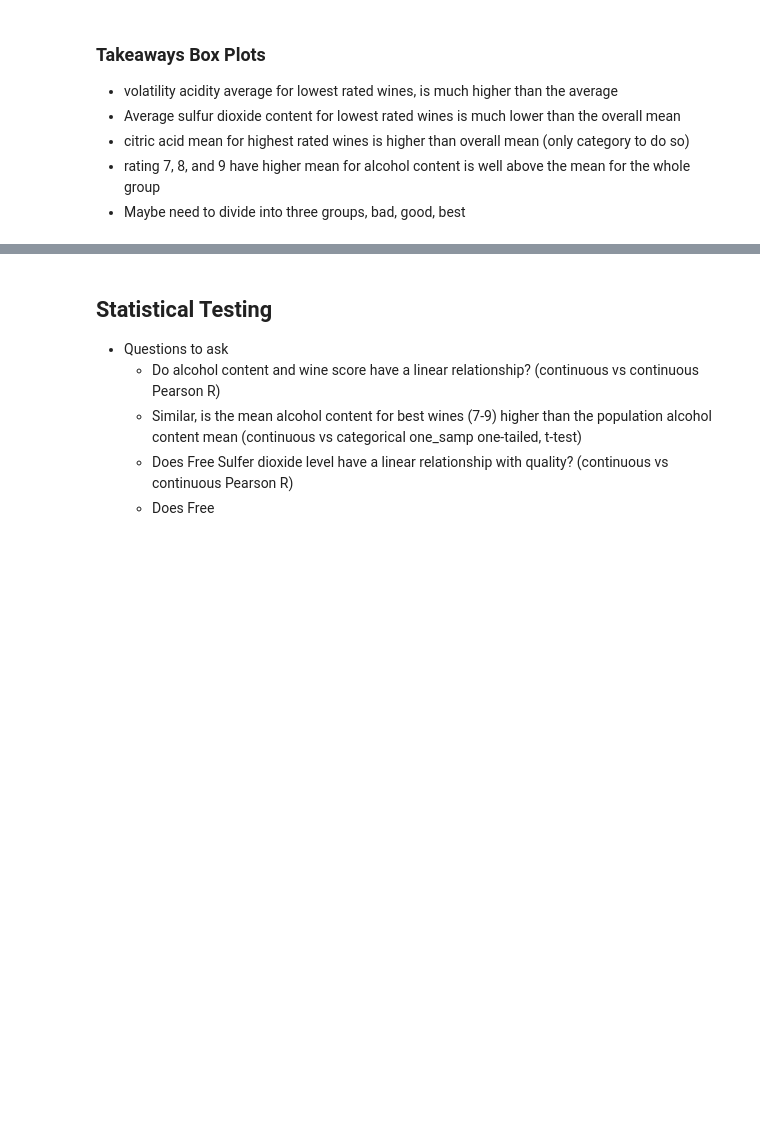
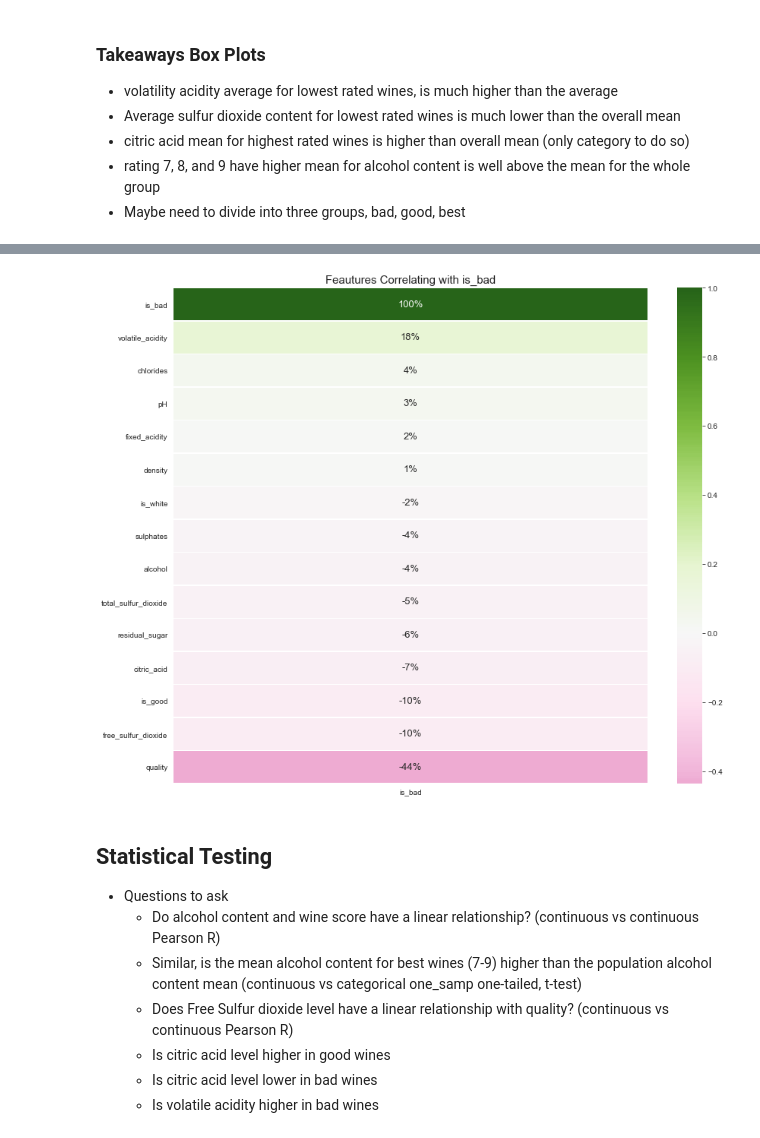
Before and after one commit to HeatherOrtegaMcMillan/in_vino_veritas, a Jupyter notebook: inital_notebook.ipynb, the cells around one changed output, grey strips where cells are left out. Saved outputs shown, nothing was run; the diff lists cells and outputs as text; code cells hidden in the pictures; blank space fills up the shorter version.

```diff
--- a/inital_notebook.ipynb
+++ b/inital_notebook.ipynb
@@ -413,7 +472,13 @@ plt.show()
+# %%
+get_heatmap(train, 'is_bad')
+# %% [output]
+[figure, added]
 # %% [markdown]
 ## Statistical Testing
 - Questions to ask
     - Do alcohol content and wine score have a linear relationship? (continuous vs continuous Pearson R)
     - Similar, is the mean alcohol content for best wines (7-9) higher than the population alcohol content mean (continuous vs categorical one_samp one-tailed, t-test)
-    - Does Free Sulfer dioxide level have a linear relationship with quality? (continuous vs continuous Pearson R)
-    - Does Free
+    - Does Free Sulfur dioxide level have a linear relationship with quality? (continuous vs continuous Pearson R)
+    - Is citric acid level higher in good wines
+    - Is citric acid level lower in bad wines
+    - Is volatile acidity higher in bad wines
```
Also changed, not shown: parts of 34 cells of this notebook.
